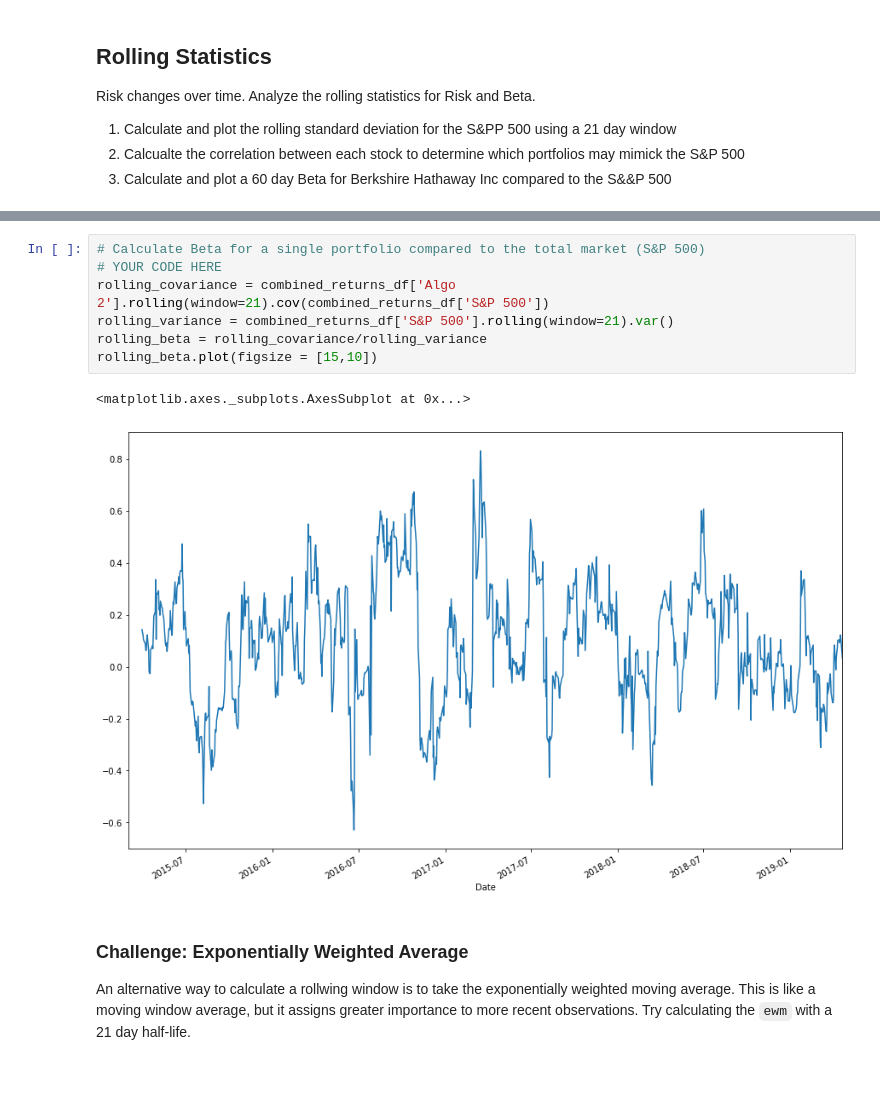
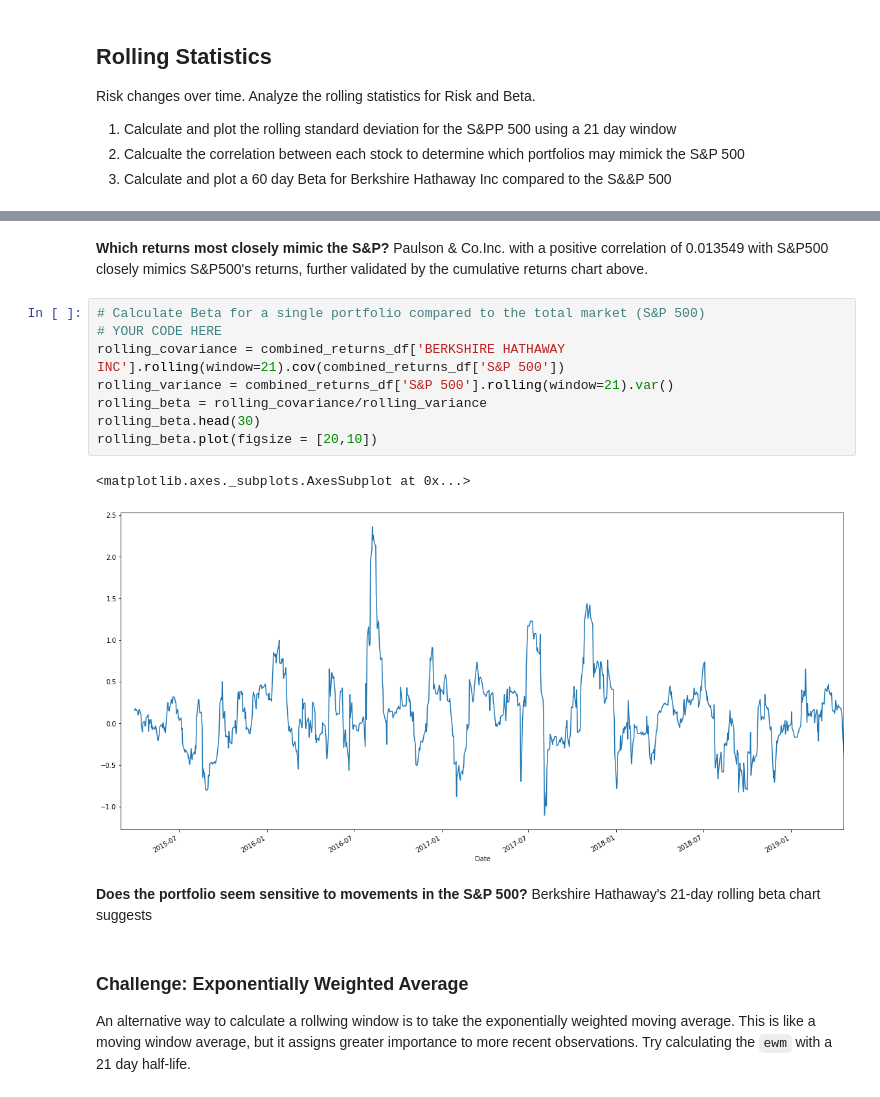
Before and after one commit to jcsoliman/Portfolio-Analysis, a Jupyter notebook: whale_analysis.ipynb, the cells around one changed output, grey strips where cells are left out. Cells and saved outputs as stored; diff of their text form.

```diff
--- a/whale_analysis.ipynb
+++ b/whale_analysis.ipynb
@@ -301,16 +340,23 @@ combined_returns_df.corr()
 | Algo 1 | 0.320901 | 0.268631 | 0.164114 | 0.291678 | 1.000000 | 0.287258 | ... |
 | Algo 2 | 0.826730 | 0.678085 | 0.507160 | 0.687756 | 0.287258 | 1.000000 | ... |
 | S&P 500 | 0.000574 | 0.013549 | -0.001505 | -0.013856 | -0.034561 | -0.002001 | ... |
+# %% [markdown]
+**Which returns most closely mimic the S&P?**
+Paulson & Co.Inc. with a positive correlation of 0.013549 with S&P500 closely mimics S&P500's returns, further validated by the cumulative returns chart above.
 # %%
 # Calculate Beta for a single portfolio compared to the total market (S&P 500)
 # YOUR CODE HERE
-rolling_covariance = combined_returns_df['Algo 2'].rolling(window=21).cov(combined_returns_df['S&P 500'])
+rolling_covariance = combined_returns_df['BERKSHIRE HATHAWAY INC'].rolling(window=21).cov(combined_returns_df['S&P 500'])
 rolling_variance = combined_returns_df['S&P 500'].rolling(window=21).var()
 rolling_beta = rolling_covariance/rolling_variance
-rolling_beta.plot(figsize = [15,10])
+rolling_beta.head(30)
+rolling_beta.plot(figsize = [20,10])
 # %% [output]
 <matplotlib.axes._subplots.AxesSubplot at 0x...>
-[figure, old version]
+[figure, new version]
+# %% [markdown]
+**Does the portfolio seem sensitive to movements in the S&P 500?**
+Berkshire Hathaway's 21-day rolling beta chart suggests
 # %% [markdown]
 ### Challenge: Exponentially Weighted Average
 
```
Also changed, not shown: parts of 14 cells of this notebook.
